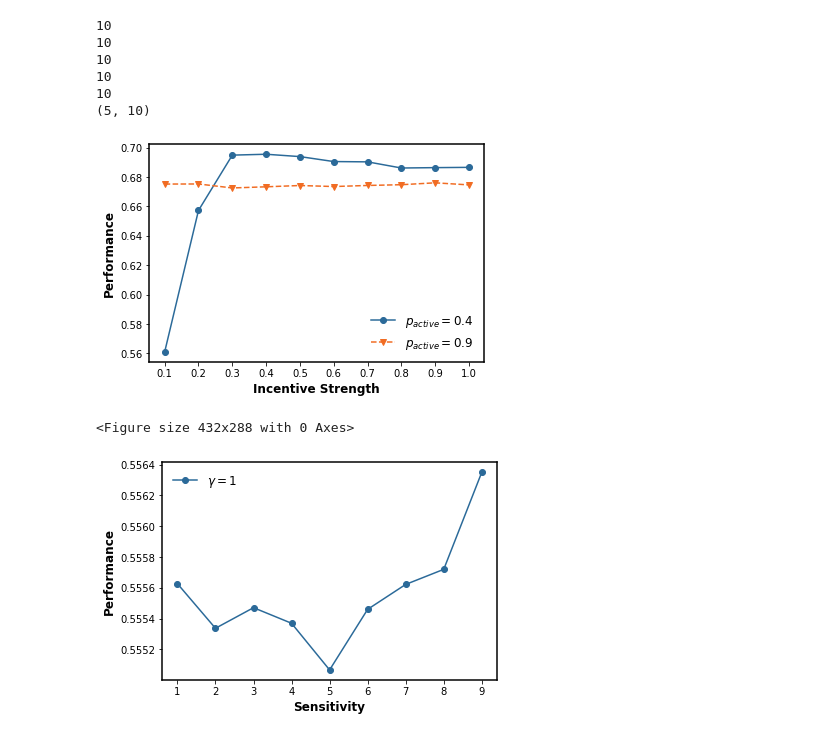
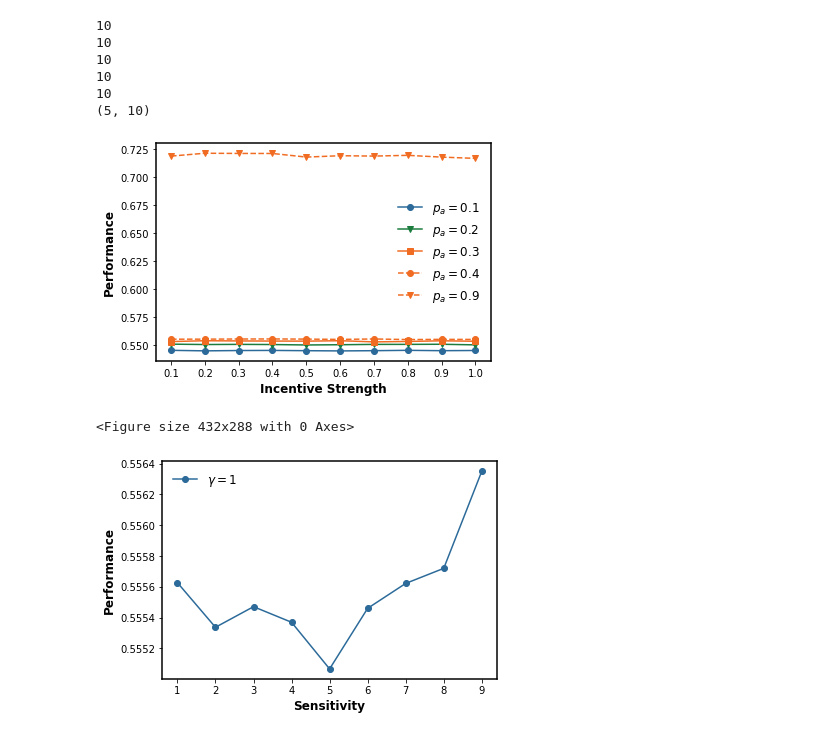
Before and after one commit to GrandJune/DAOs, a Jupyter notebook: V4/Incentive_endogenous/Evaluator.ipynb, the cells around one changed output. Saved outputs shown, nothing was run; the diff lists cells and outputs as text; code cells hidden in the pictures.

```diff
--- a/V4/Incentive_endogenous/Evaluator.ipynb
+++ b/V4/Incentive_endogenous/Evaluator.ipynb
@@ -73,9 +73,9 @@ deep_grey = "#A6ABB6"
 # print("full_data: ", full_data)
 #
 # %%
-data_folder = r"E:\data\dao-0310-23\V4_4\Incentive_endogenous_8"
+data_folder = r"E:\data\dao-0310-23\V4_4\Incentive_endogenous_7"
 # active_list = [0.9]
-active_list = [0.4, 0.5, 0.6, 0.8, 0.9]
+active_list = [0.1, 0.2, 0.3, 0.4, 0.9]
 performance_list = []
 for active in active_list:
     dao_performance_file = data_folder + r"\dao_performance_{0}".format(active)
@@ -94,29 +94,29 @@ print(np.shape(performance_list))
 # %%
 incentive_list = [0.1, 0.2, 0.3, 0.4, 0.5, 0.6, 0.7, 0.8, 0.9, 1.0]
 fig, (ax1) = plt.subplots(1, 1)
 
 ax1.spines["left"].set_linewidth(1.5)
 ax1.spines["right"].set_linewidth(1.5)
 ax1.spines["top"].set_linewidth(1.5)
 ax1.spines["bottom"].set_linewidth(1.5)
 
-ax1.plot(incentive_list, performance_list[0], "-o", label="$p_{active}=0.4$", color=nature_blue)
-# ax1.plot(incentive_list, performance_list[1], "-v", label="$p_{a}=0.5$", color=nature_green)
-# ax1.plot(incentive_list, performance_list[2], "-s", label="$p_{a}=0.6$", color=nature_orange)
-# ax1.plot(incentive_list, performance_list[3], "--o", label="$p_{a}=0.8$", color=nature_orange)
-ax1.plot(incentive_list, performance_list[4], "--v", label="$p_{active}=0.9$", color=nature_orange)
+ax1.plot(incentive_list, performance_list[0], "-o", label="$p_{{a}}={0}$".format(active_list[0]), color=nature_blue)
+ax1.plot(incentive_list, performance_list[1], "-v", label="$p_{{a}}={0}$".format(active_list[1]), color=nature_green)
+ax1.plot(incentive_list, performance_list[2], "-s", label="$p_{{a}}={0}$".format(active_list[2]), color=nature_orange)
+ax1.plot(incentive_list, performance_list[3], "--o", label="$p_{{a}}={0}$".format(active_list[3]), color=nature_orange)
+ax1.plot(incentive_list, performance_list[4], "--v", label="$p_{{a}}={0}$".format(active_list[4]), color=nature_orange)
 # ax1.plot(incentive_list, performance_list[-1], "--s", label="$p_{a}=0.9$", color=nature_orange)
 plt.xlabel('Incentive Strength', fontweight='bold', fontsize=12)
 plt.ylabel('Performance', fontweight='bold', fontsize=12)
 plt.xticks(incentive_list)
 handles, labels = ax1.get_legend_handles_labels()
 handles = [h[0] if isinstance(h, container.ErrorbarContainer) else h for h in handles]
 plt.legend(frameon=False, ncol=1, fontsize=12)
 plt.savefig(data_folder + r"\Performance_across_sensitivity.png", transparent=True, dpi=300)
 plt.show()
 plt.clf()
 # %% [output]
-[figure, old version]
+[figure, new version]
 <Figure size 432x288 with 0 Axes>
 # %%
 # incentive $\\gamma=1$
```
Also changed, not shown: 9 other files.
